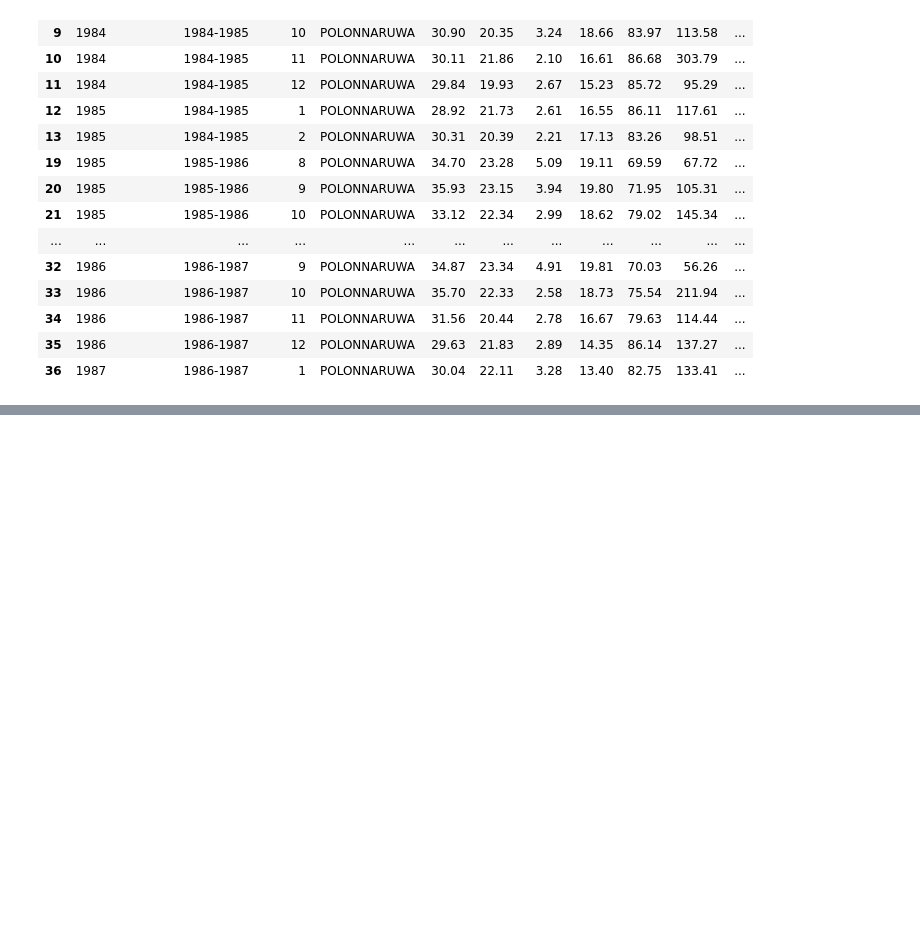
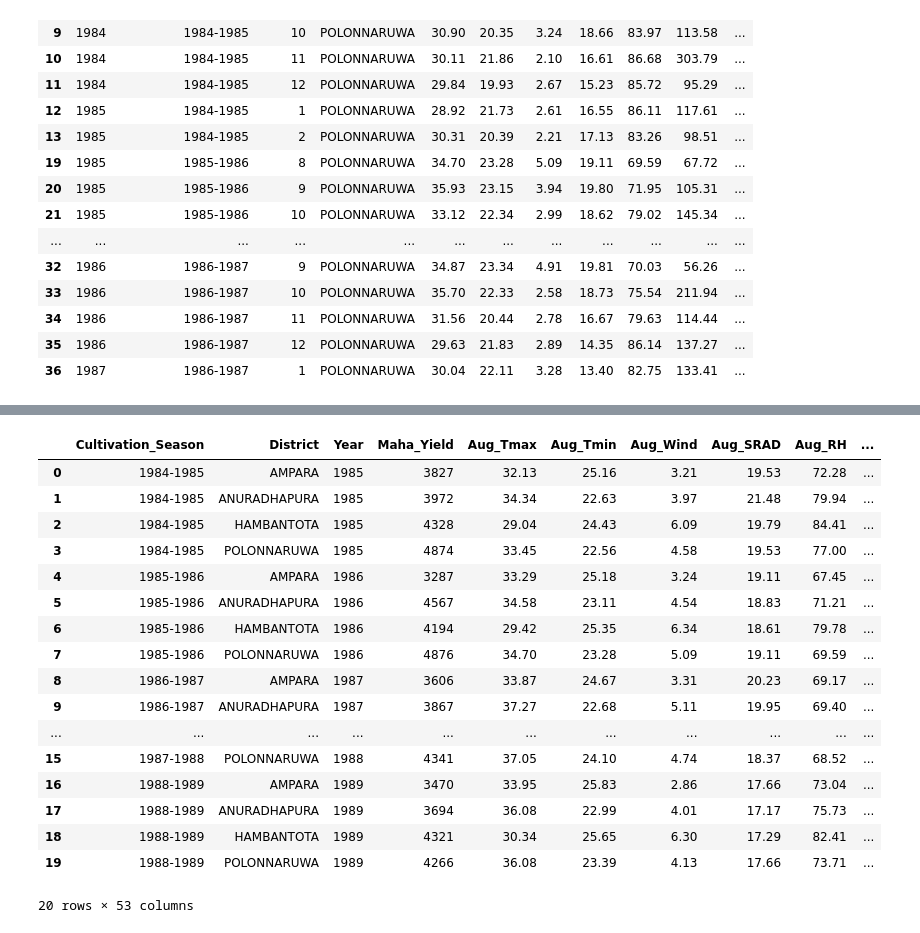
Before and after one commit to Dinithiii04/AgriLak, a Jupyter notebook: notebooks/NEW_yield_pred_model.ipynb, the cells around one changed output, grey strips where cells are left out. Saved outputs shown, nothing was run; the diff lists cells and outputs as text; code cells hidden in the pictures; blank space fills up the shorter version.

```diff
--- a/notebooks/NEW_yield_pred_model.ipynb
+++ b/notebooks/NEW_yield_pred_model.ipynb
@@ -174,0 +206,56 @@ display(maha_season_data.head(20))
+# %%
+# Weather variables and month names in seasonal order
+weather_variables = ['Tmax', 'Tmin', 'Wind', 'SRAD', 'RH', 'Rain', 'Soil']
+month_names = ['Aug', 'Sep', 'Oct', 'Nov', 'Dec', 'Jan', 'Feb']
+month_name_map = dict(zip([8, 9, 10, 11, 12, 1, 2], month_names))
+# %%
+# Create a copy of the data
+pivot_data = merged_data.copy()
+
+# Extract the yield year from the Cultivation_Season
+pivot_data['Year'] = pivot_data['Cultivation_Season'].apply(lambda x: int(x.split('-')[1]))
+
+# Pivot to wide format with month-specific columns
+pivot_data = pivot_data.pivot_table(
+    index=['Cultivation_Season', 'District', 'Year', 'Maha_Yield'],
+    columns='Month',
+    values=weather_variables,
+    aggfunc='first'
+)
+
+# Flatten MultiIndex columns
+pivot_data.columns = [f"{month_name_map[month]}_{var}" for var, month in pivot_data.columns]
+
+# Reset index to keep 'Year' as a regular column
+pivot_data = pivot_data.reset_index()
+
+# Ensure the correct seasonal column order
+ordered_columns = (
+    ['Cultivation_Season', 'District', 'Year', 'Maha_Yield'] +
+    [f"{month}_{var}" for month in month_names for var in weather_variables]
+)
+
+# Reorder the DataFrame columns
+pivot_data = pivot_data[ordered_columns]
+
+# Display the restructured DataFrame
+display(pivot_data.head(20))
+# %% [output]
+|  | Cultivation_Season | District | Year | Maha_Yield | Aug_Tmax | Aug_Tmin | Aug_Wind | Aug_SRAD | Aug_RH | ... |
+| 0 | 1984-1985 | AMPARA | 1985 | 3827 | 32.13 | 25.16 | 3.21 | 19.53 | 72.28 | ... |
+| 1 | 1984-1985 | ANURADHAPURA | 1985 | 3972 | 34.34 | 22.63 | 3.97 | 21.48 | 79.94 | ... |
+| 2 | 1984-1985 | HAMBANTOTA | 1985 | 4328 | 29.04 | 24.43 | 6.09 | 19.79 | 84.41 | ... |
+| 3 | 1984-1985 | POLONNARUWA | 1985 | 4874 | 33.45 | 22.56 | 4.58 | 19.53 | 77.00 | ... |
+| 4 | 1985-1986 | AMPARA | 1986 | 3287 | 33.29 | 25.18 | 3.24 | 19.11 | 67.45 | ... |
+| 5 | 1985-1986 | ANURADHAPURA | 1986 | 4567 | 34.58 | 23.11 | 4.54 | 18.83 | 71.21 | ... |
+| 6 | 1985-1986 | HAMBANTOTA | 1986 | 4194 | 29.42 | 25.35 | 6.34 | 18.61 | 79.78 | ... |
+| 7 | 1985-1986 | POLONNARUWA | 1986 | 4876 | 34.70 | 23.28 | 5.09 | 19.11 | 69.59 | ... |
+| 8 | 1986-1987 | AMPARA | 1987 | 3606 | 33.87 | 24.67 | 3.31 | 20.23 | 69.17 | ... |
+| 9 | 1986-1987 | ANURADHAPURA | 1987 | 3867 | 37.27 | 22.68 | 5.11 | 19.95 | 69.40 | ... |
+| ... | ... | ... | ... | ... | ... | ... | ... | ... | ... | ... |
+| 15 | 1987-1988 | POLONNARUWA | 1988 | 4341 | 37.05 | 24.10 | 4.74 | 18.37 | 68.52 | ... |
+| 16 | 1988-1989 | AMPARA | 1989 | 3470 | 33.95 | 25.83 | 2.86 | 17.66 | 73.04 | ... |
+| 17 | 1988-1989 | ANURADHAPURA | 1989 | 3694 | 36.08 | 22.99 | 4.01 | 17.17 | 75.73 | ... |
+| 18 | 1988-1989 | HAMBANTOTA | 1989 | 4321 | 30.34 | 25.65 | 6.30 | 17.29 | 82.41 | ... |
+| 19 | 1988-1989 | POLONNARUWA | 1989 | 4266 | 36.08 | 23.39 | 4.13 | 17.66 | 73.71 | ... |
+20 rows × 53 columns
```
Also changed, not shown: parts of 2 cells of this notebook.
